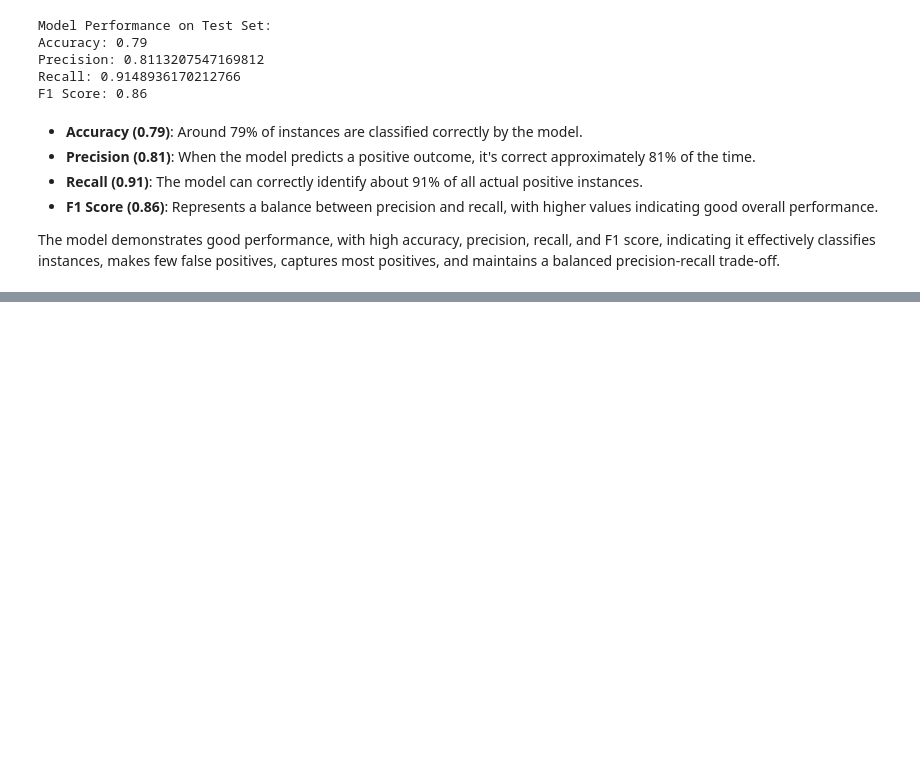
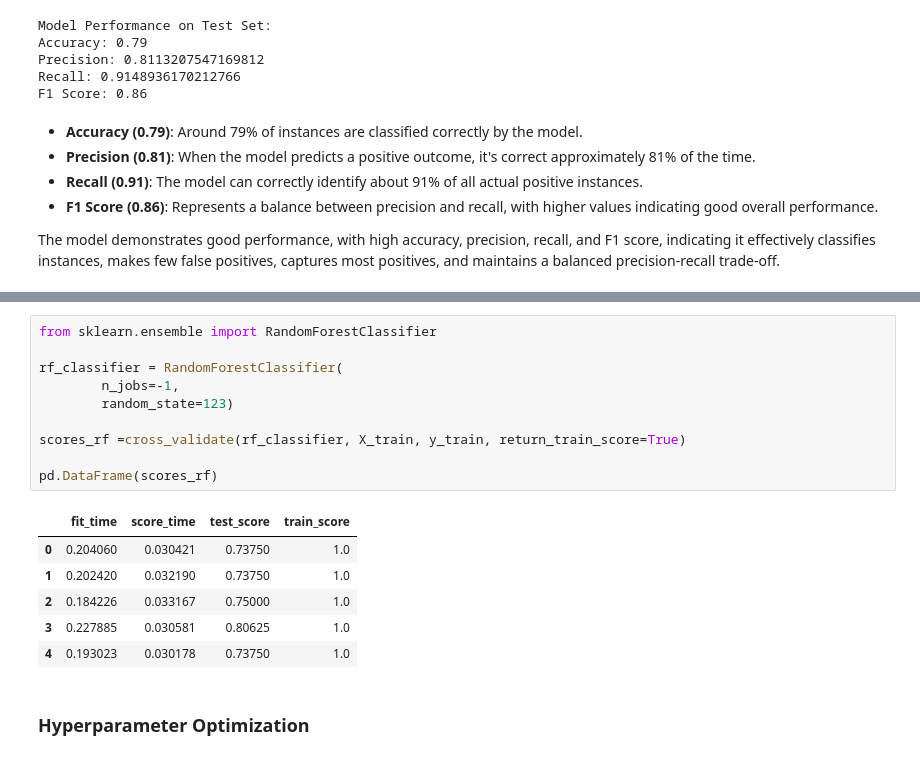
Before and after one commit to jjadeb/DSCI310_Group-12_Credit-Risk-Classification, a Jupyter notebook: model.ipynb, the cells around one changed output, grey strips where cells are left out. Drawn from its saved outputs; the diff is of its cells as text; blank space fills up the shorter version.

```diff
--- a/model.ipynb
+++ b/model.ipynb
@@ -312,0 +359,19 @@ The model demonstrates good performance, with high accuracy, precision, recall,
+# %%
+from sklearn.ensemble import RandomForestClassifier
+
+rf_classifier = RandomForestClassifier(
+        n_jobs=-1,
+        random_state=123)
+
+scores_rf =cross_validate(rf_classifier, X_train, y_train, return_train_score=True)
+
+pd.DataFrame(scores_rf)
+# %% [output]
+|  | fit_time | score_time | test_score | train_score |
+| 0 | 0.204060 | 0.030421 | 0.73750 | 1.0 |
+| 1 | 0.202420 | 0.032190 | 0.73750 | 1.0 |
+| 2 | 0.184226 | 0.033167 | 0.75000 | 1.0 |
+| 3 | 0.227885 | 0.030581 | 0.80625 | 1.0 |
+| 4 | 0.193023 | 0.030178 | 0.73750 | 1.0 |
+# %% [markdown]
+### Hyperparameter Optimization
```
Also changed, not shown: parts of 24 cells of this notebook, 1 other file.
